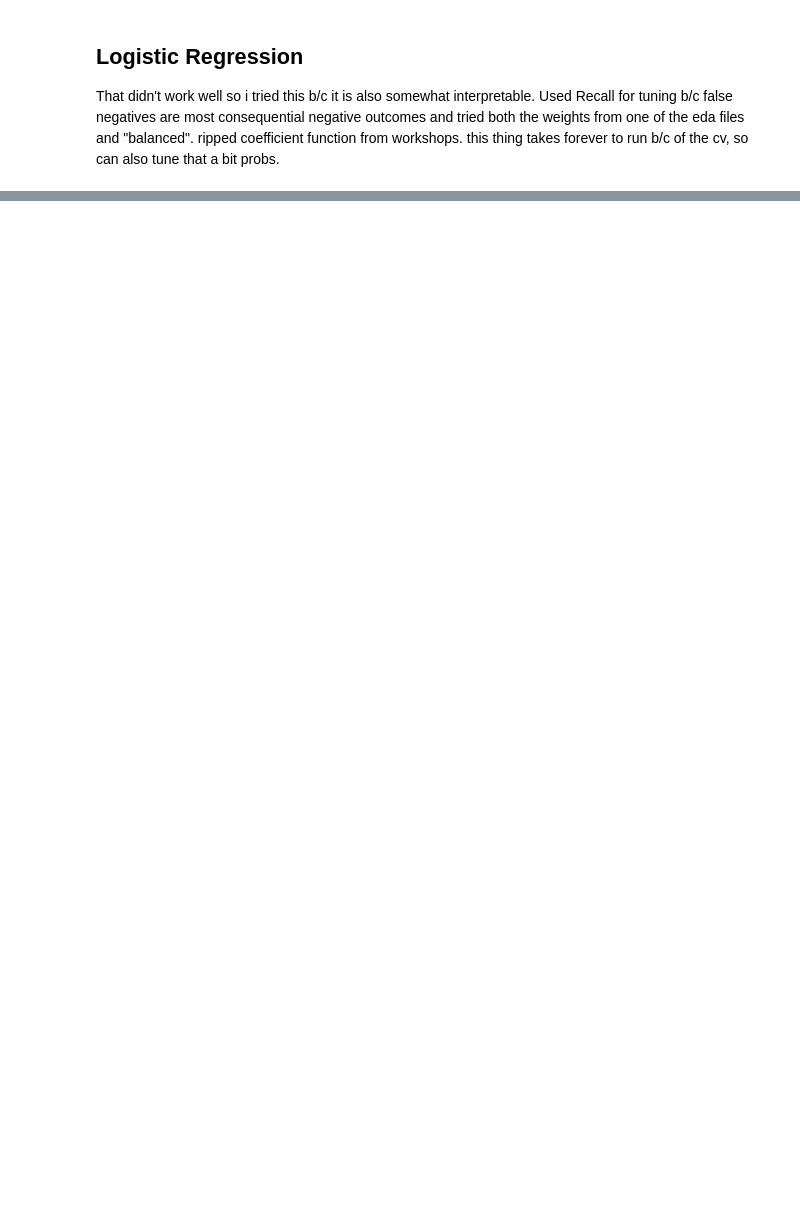
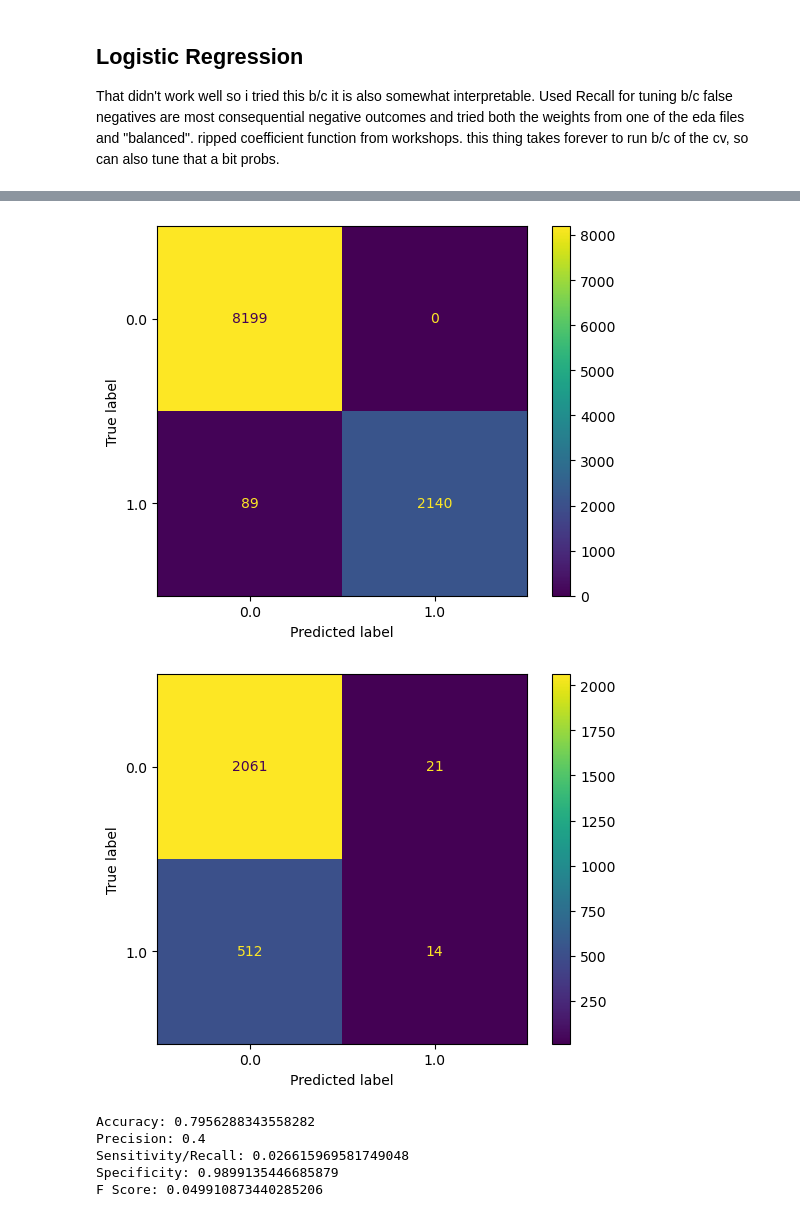
Before and after one commit to bendesousa/ML-Project, a Jupyter notebook: rough_models.ipynb, the cells around one changed output, grey strips where cells are left out. Cells and saved outputs as stored; diff of their text form; code cells hidden in the pictures; blank space fills up the shorter version.

Commit message:
testing and tuning randomforest

```diff
--- a/rough_models.ipynb
+++ b/rough_models.ipynb
@@ -426,3 +426,29 @@ Precision: 0.26788830715532286
 Sensitivity/Recall: 0.5836501901140685
 Specificity: 0.5970220941402498
 F Score: 0.3672248803827751
+# %%
+from sklearn.ensemble import RandomForestClassifier
+
+rf_clf = RandomForestClassifier(class_weight={0:1, 1:7.86}, random_state=42, n_estimators=20)
+rf_clf.fit(X_train, y_train)
+
+ConfusionMatrixDisplay.from_estimator(rf_clf, X_train, y_train)
+plt.show()
+
+y_pred = rf_clf.predict(X_test)
+ConfusionMatrixDisplay.from_estimator(rf_clf, X_test, y_test)
+plt.show()
+
+print(f"Accuracy: {metrics.accuracy_score(y_test, y_pred)}")
+print(f"Precision: {metrics.precision_score(y_test, y_pred)}")
+print(f"Sensitivity/Recall: {metrics.recall_score(y_test, y_pred)}")
+print(f"Specificity: {metrics.recall_score(y_test, y_pred, pos_label=0.0)}")
+print(f"F Score: {metrics.f1_score(y_test, y_pred)}")
+# %% [output]
+[figure, added]
+[figure, added]
+Accuracy: 0.7956288343558282
+Precision: 0.4
+Sensitivity/Recall: 0.026615969581749048
+Specificity: 0.9899135446685879
+F Score: 0.049910873440285206
```
Also changed, not shown: parts of 3 cells of this notebook.
